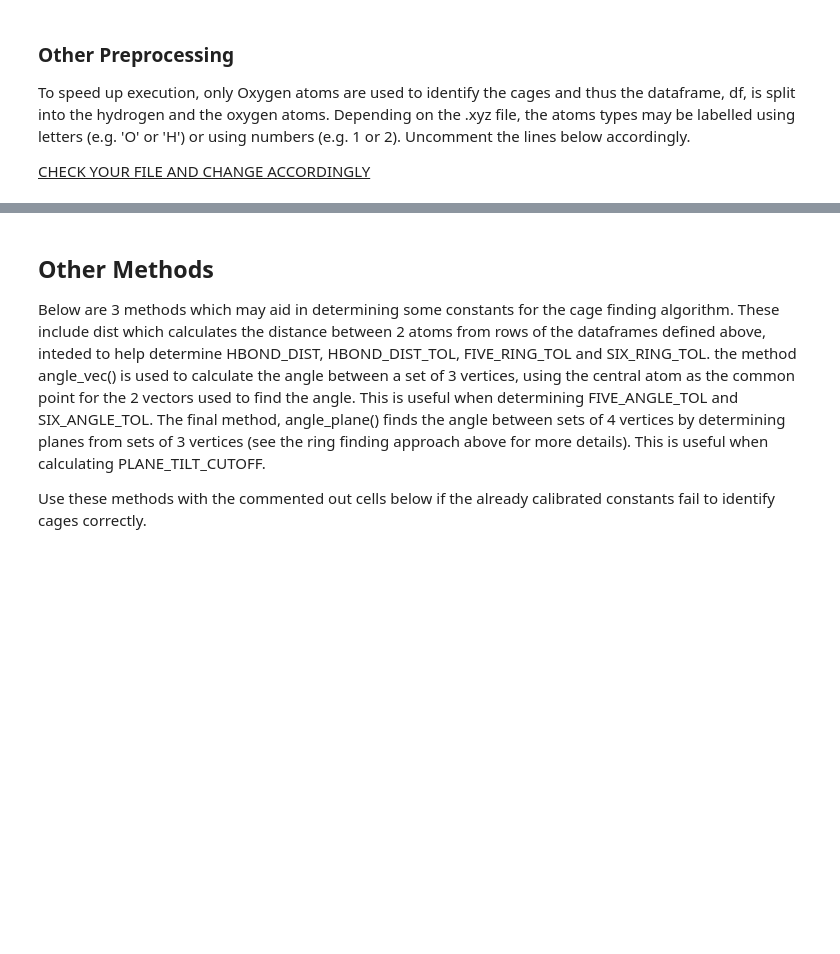
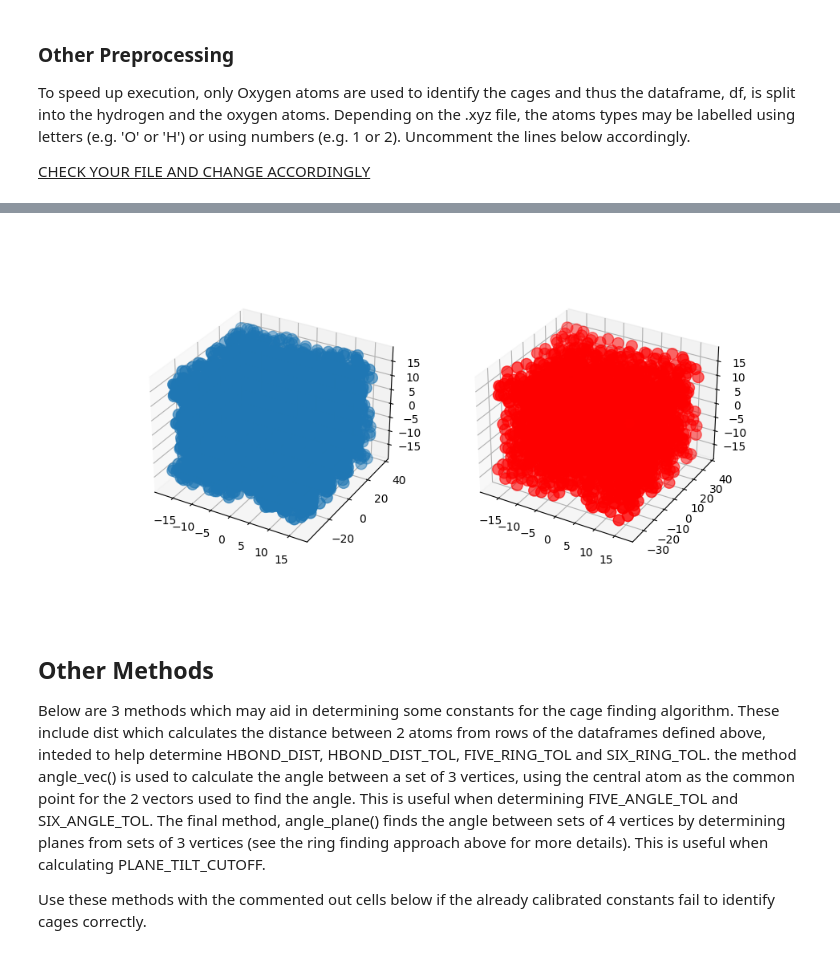
Before and after one commit to nicksmits1/chee494, a Jupyter notebook: DFS_Ring_Identification/DFS_Ring_Finder.ipynb, the cells around one changed output, grey strips where cells are left out. Cells and saved outputs as stored; diff of their text form; code cells hidden in the pictures; blank space fills up the shorter version.

```diff
--- a/DFS_Ring_Identification/DFS_Ring_Finder.ipynb
+++ b/DFS_Ring_Identification/DFS_Ring_Finder.ipynb
@@ -746,21 +744,20 @@ oxygen_df
 # %%
 # Plot 3D atoms point clouds
-
-# fig = plt.figure(figsize=plt.figaspect(0.5))
-# ax = fig.add_subplot(1, 2, 1, projection='3d')
-
-# # Plot all atoms
-# ax.scatter(df['x'], df['y'], df['z'],
-#            marker='o',
-#            s=100)
-# ax = fig.add_subplot(1, 2, 2, projection='3d')
-
-# # Plot oxgygens only
-# ax.scatter(oxygen_df['x'], oxygen_df['y'], oxygen_df['z'],
-#             marker='o',
-#             s=100,
-#             c='r')
-# plt.show()
+fig = plt.figure(figsize=plt.figaspect(0.5))
+ax = fig.add_subplot(1, 2, 1, projection='3d')
+# Plot all atoms
+ax.scatter(df['x'], df['y'], df['z'],
+           marker='o',
+           s=100)
+ax = fig.add_subplot(1, 2, 2, projection='3d')
+# Plot oxgygens only
+ax.scatter(oxygen_df['x'], oxygen_df['y'], oxygen_df['z'],
+            marker='o',
+            s=100,
+            c='r')
+plt.show()
+# %% [output]
+[figure, added]
 # %% [markdown]
 ## Other Methods
 
```
Also changed, not shown: parts of 17 cells of this notebook.
